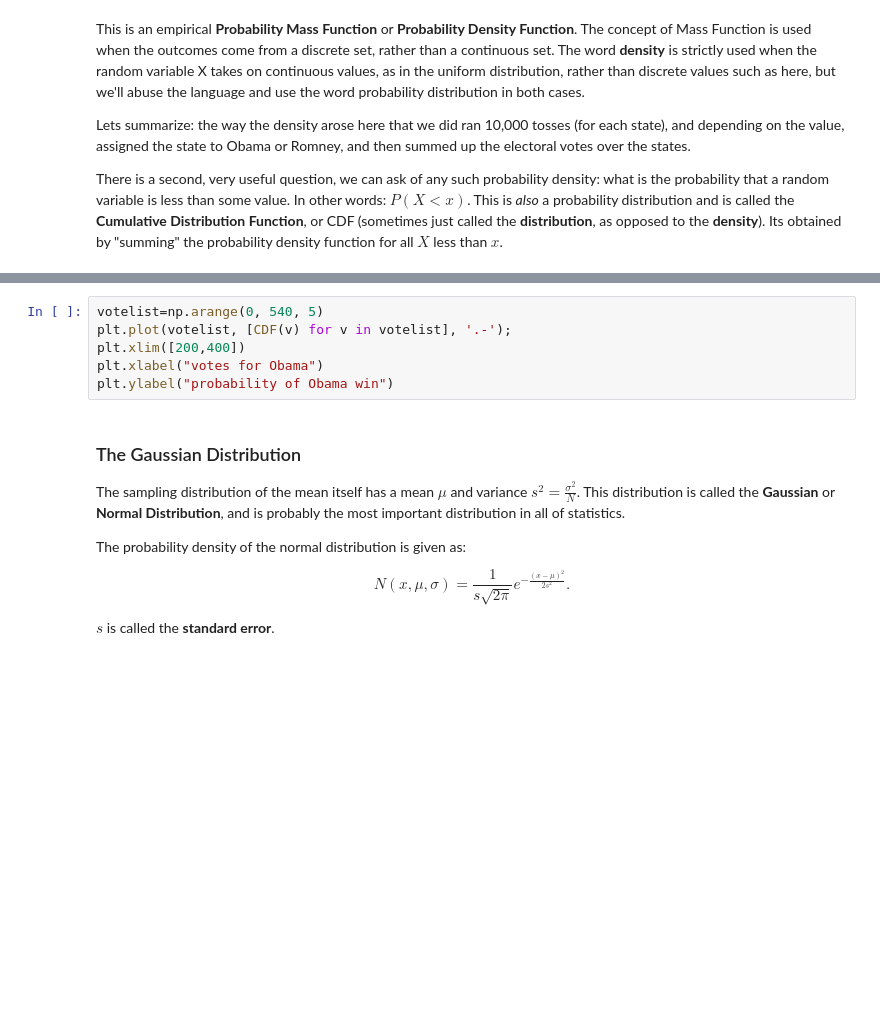
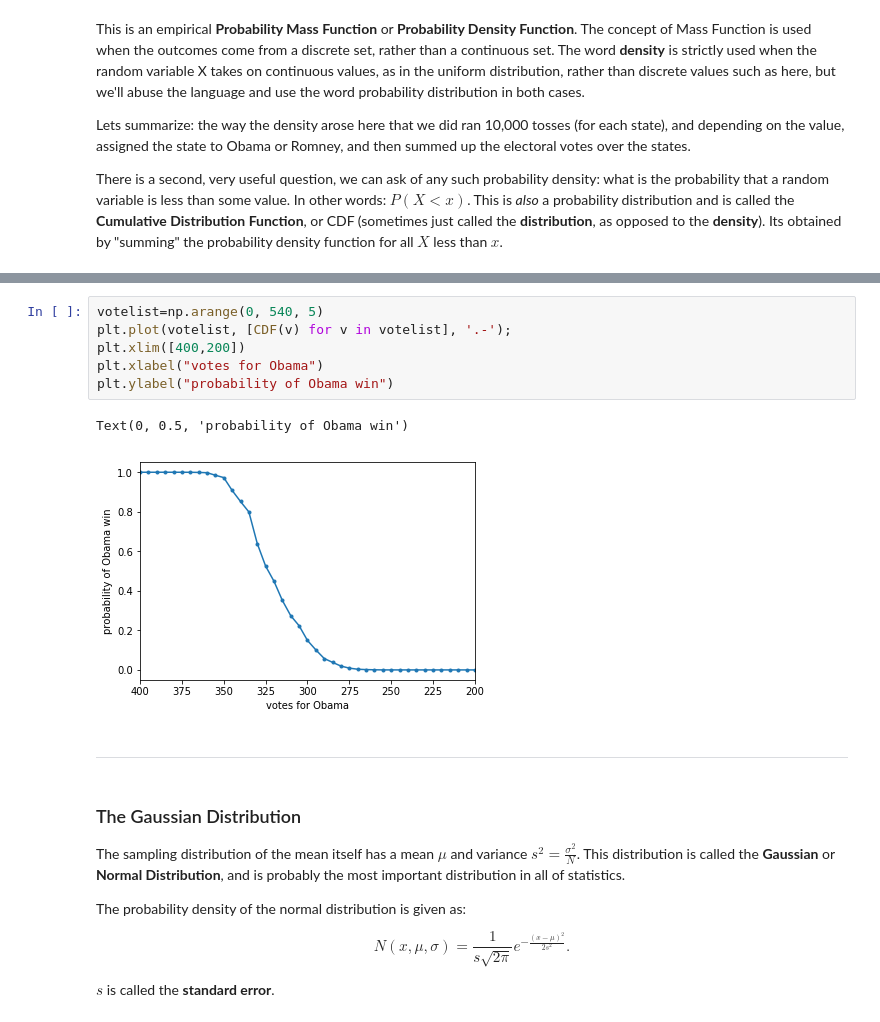
Before and after one commit to gokulbot/ProbabilityDistributions-ai1-fall2019, a Jupyter notebook: elections.ipynb, the cells around one changed output, grey strips where cells are left out. Drawn from its saved outputs; the diff is of its cells as text; blank space fills up the shorter version.

```diff
--- a/elections.ipynb
+++ b/elections.ipynb
@@ -371,9 +437,14 @@ for votes in [200, 300, 320, 340, 360, 400, 500]:
 # %%
 votelist=np.arange(0, 540, 5)
 plt.plot(votelist, [CDF(v) for v in votelist], '.-');
-plt.xlim([200,400])
+plt.xlim([400,200])
 plt.xlabel("votes for Obama")
 plt.ylabel("probability of Obama win")
+# %% [output]
+Text(0, 0.5, 'probability of Obama win')
+[figure, added]
+# %% [markdown]
+---
 # %% [markdown]
 ### The Gaussian Distribution
 
```
Also changed, not shown: parts of 45 cells of this notebook.
